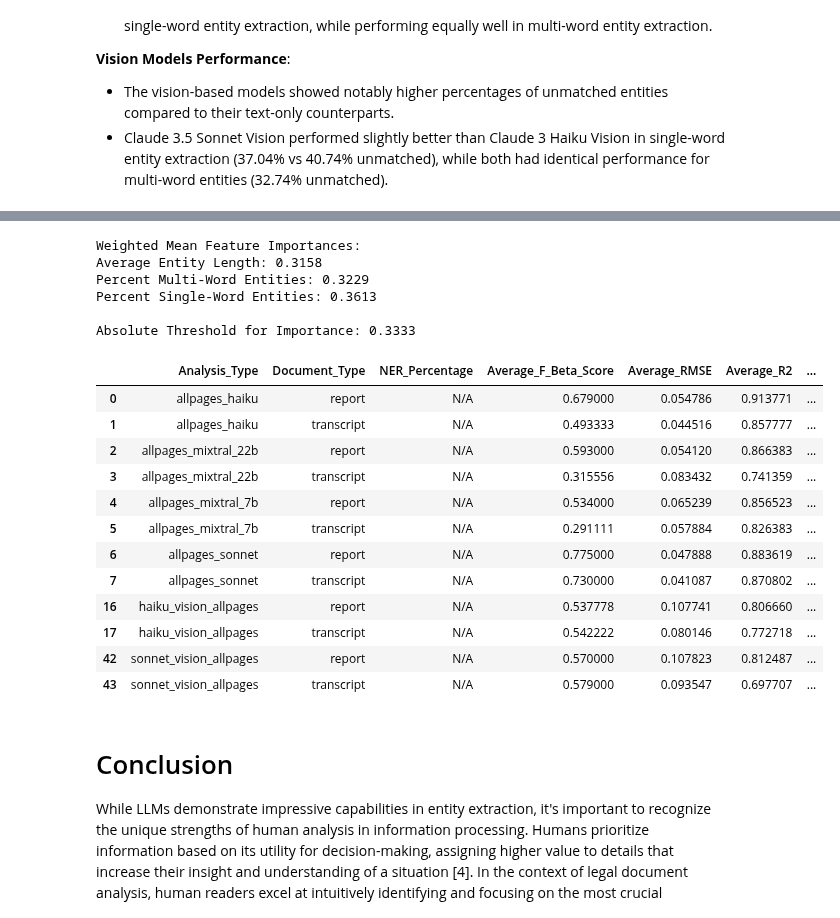
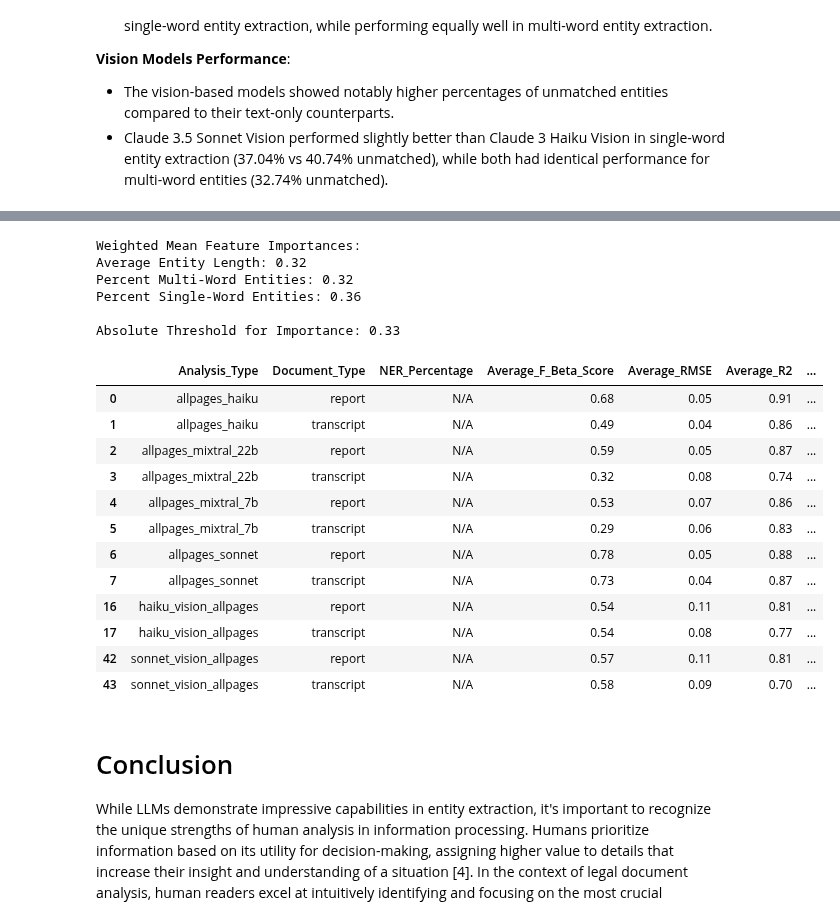
Before and after one commit to ipno-llead/US-IPNO-exonerations, a Jupyter notebook: write/HRDAG-tech-corner/blog-post-2/write/draft.ipynb, the cells around one changed output, grey strips where cells are left out. Cells and saved outputs as stored; diff of their text form; code cells hidden in the pictures.

Commit message:
applied rounding to feature importance analysis section

```diff
--- a/write/HRDAG-tech-corner/blog-post-2/write/draft.ipynb
+++ b/write/HRDAG-tech-corner/blog-post-2/write/draft.ipynb
@@ -529,12 +529,12 @@ def process_data(data):
                 result = {
                     'Analysis_Type': analysis_type,
                     'Document_Type': doc_type,
-                    'Average_F_Beta_Score': updated_data['f_beta_score'].mean(),
-                    'Average_RMSE': rmse,
-                    'Average_R2': r2,
-                    'Average_Entities_Per_Token': updated_data['entities_per_token'].mean(),
-                    'Average_Entity_Length': updated_data['avg_entity_length'].mean(),
-                    'Percent_Multi_Word_Entities': updated_data['pct_multi_word_entities'].mean(),
+                    'Average_F_Beta_Score': round(updated_data['f_beta_score'].mean(), 2),
+                    'Average_RMSE': round(rmse, 2),
+                    'Average_R2': round(r2, 2),
+                    'Average_Entities_Per_Token': round(updated_data['entities_per_token'].mean(), 2),
+                    'Average_Entity_Length': round(updated_data['avg_entity_length'].mean(), 2),
+                    'Percent_Multi_Word_Entities': round(updated_data['pct_multi_word_entities'].mean(), 2),
                     **feature_importances
                 }
 
@@ -562,51 +562,53 @@ def calculate_weighted_mean_feature_importances(grouped_results_df):
         weighted_feature_importances['Percent Single-Word Entities'].append(row['pct_single_word_entities'] * weight)
         weights.append(weight)
 
     total_weight = sum(weights)
     weighted_mean_feature_importances = {
         feature: sum(values) / total_weight
         for feature, values in weighted_feature_importances.items()
     }
 
     return weighted_mean_feature_importances
 
 
 results = process_data(df_names)
 results_df = pd.DataFrame(results)
 groupby_columns = ['Analysis_Type', 'Document_Type', 'NER_Percentage']
 grouped_results_df = results_df.groupby(groupby_columns).mean().reset_index()
 grouped_results_df = grouped_results_df[grouped_results_df["Analysis_Type"].str.contains("allpages")]
+for col in ('avg_entity_length', 'pct_multi_word_entities', 'pct_single_word_entities'):
+    grouped_results_df[col] = grouped_results_df[col].apply(lambda x: round(x, 2))
 
 weighted_mean_feature_importances = calculate_weighted_mean_feature_importances(grouped_results_df)
 print("Weighted Mean Feature Importances:")
 for feature, importance in weighted_mean_feature_importances.items():
-    print(f"{feature}: {importance:.4f}")
+    print(f"{feature}: {importance:.2f}")
 
 # Calculate and print the absolute threshold
 absolute_threshold = sum(weighted_mean_feature_importances.values()) / len(weighted_mean_feature_importances)
-print(f"\nAbsolute Threshold for Importance: {absolute_threshold:.4f}")
+print(f"\nAbsolute Threshold for Importance: {absolute_threshold:.2f}")
 
 grouped_results_df
 # %% [output]
 Weighted Mean Feature Importances:
-Average Entity Length: 0.3158
-Percent Multi-Word Entities: 0.3229
-Percent Single-Word Entities: 0.3613
+Average Entity Length: 0.32
+Percent Multi-Word Entities: 0.32
+Percent Single-Word Entities: 0.36
 
-Absolute Threshold for Importance: 0.3333
+Absolute Threshold for Importance: 0.33
 |  | Analysis_Type | Document_Type | NER_Percentage | Average_F_Beta_Score | Average_RMSE | Average_R2 | ... |
-| 0 | allpages_haiku | report | N/A | 0.679000 | 0.054786 | 0.913771 | ... |
-| 1 | allpages_haiku | transcript | N/A | 0.493333 | 0.044516 | 0.857777 | ... |
-| 2 | allpages_mixtral_22b | report | N/A | 0.593000 | 0.054120 | 0.866383 | ... |
-| 3 | allpages_mixtral_22b | transcript | N/A | 0.315556 | 0.083432 | 0.741359 | ... |
-| 4 | allpages_mixtral_7b | report | N/A | 0.534000 | 0.065239 | 0.856523 | ... |
-| 5 | allpages_mixtral_7b | transcript | N/A | 0.291111 | 0.057884 | 0.826383 | ... |
-| 6 | allpages_sonnet | report | N/A | 0.775000 | 0.047888 | 0.883619 | ... |
-| 7 | allpages_sonnet | transcript | N/A | 0.730000 | 0.041087 | 0.870802 | ... |
-| 16 | haiku_vision_allpages | report | N/A | 0.537778 | 0.107741 | 0.806660 | ... |
-| 17 | haiku_vision_allpages | transcript | N/A | 0.542222 | 0.080146 | 0.772718 | ... |
-| 42 | sonnet_vision_allpages | report | N/A | 0.570000 | 0.107823 | 0.812487 | ... |
-| 43 | sonnet_vision_allpages | transcript | N/A | 0.579000 | 0.093547 | 0.697707 | ... |
+| 0 | allpages_haiku | report | N/A | 0.68 | 0.05 | 0.91 | ... |
+| 1 | allpages_haiku | transcript | N/A | 0.49 | 0.04 | 0.86 | ... |
+| 2 | allpages_mixtral_22b | report | N/A | 0.59 | 0.05 | 0.87 | ... |
+| 3 | allpages_mixtral_22b | transcript | N/A | 0.32 | 0.08 | 0.74 | ... |
+| 4 | allpages_mixtral_7b | report | N/A | 0.53 | 0.07 | 0.86 | ... |
+| 5 | allpages_mixtral_7b | transcript | N/A | 0.29 | 0.06 | 0.83 | ... |
+| 6 | allpages_sonnet | report | N/A | 0.78 | 0.05 | 0.88 | ... |
+| 7 | allpages_sonnet | transcript | N/A | 0.73 | 0.04 | 0.87 | ... |
+| 16 | haiku_vision_allpages | report | N/A | 0.54 | 0.11 | 0.81 | ... |
+| 17 | haiku_vision_allpages | transcript | N/A | 0.54 | 0.08 | 0.77 | ... |
+| 42 | sonnet_vision_allpages | report | N/A | 0.57 | 0.11 | 0.81 | ... |
+| 43 | sonnet_vision_allpages | transcript | N/A | 0.58 | 0.09 | 0.70 | ... |
 # %% [markdown]
 # Conclusion <a class="anchor" id="conclusion"></a>
 
```
Also changed, not shown: parts of 2 cells of this notebook.
